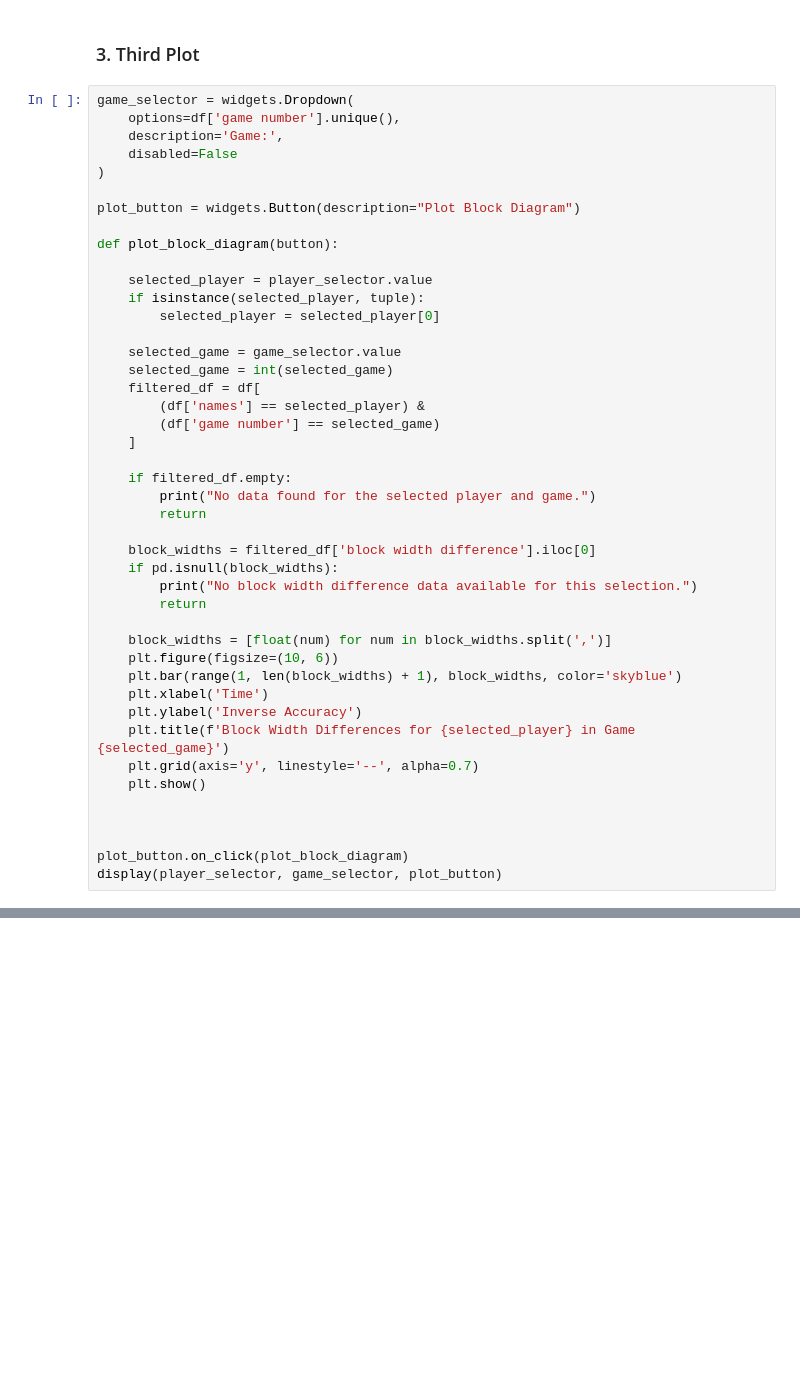
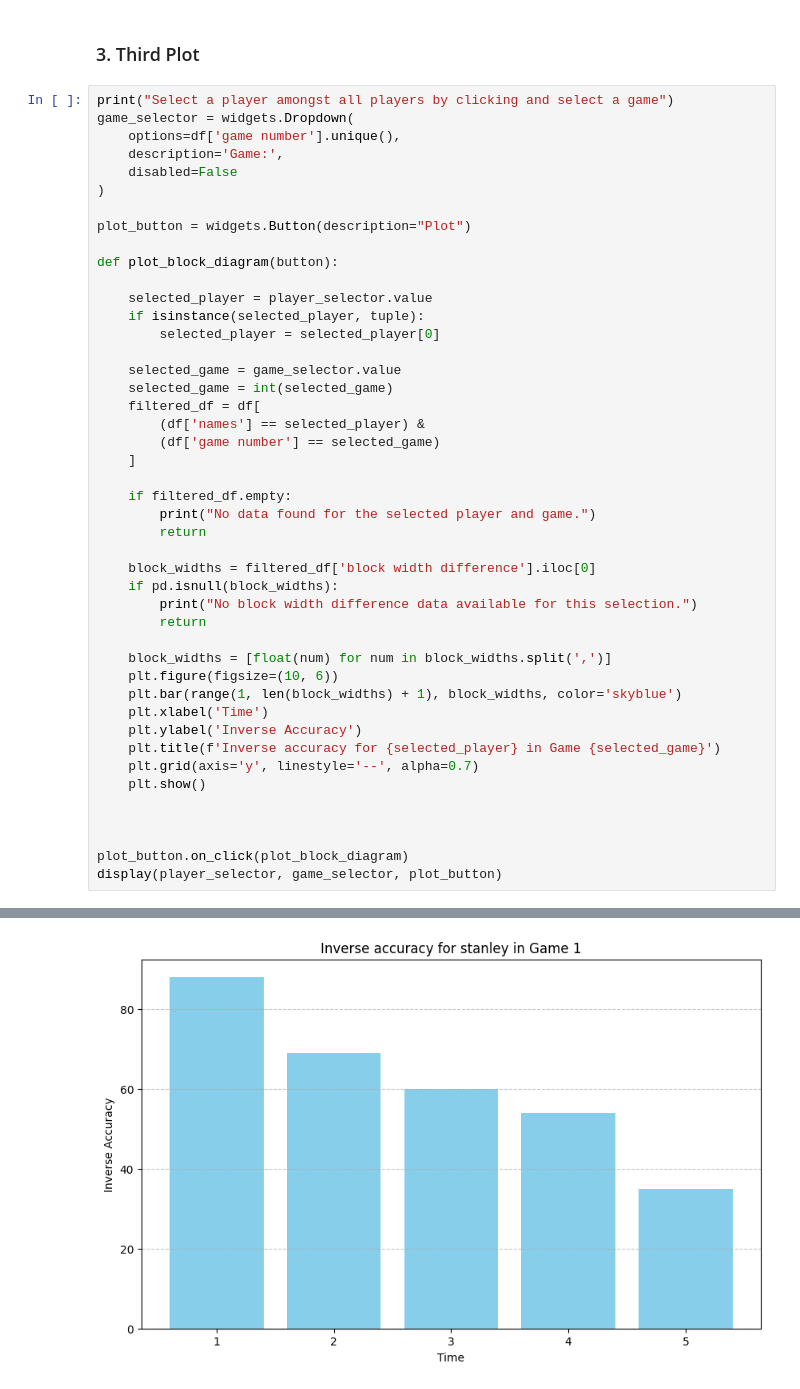
Before and after one commit to MailiTruong/ComputeSci, a Jupyter notebook: Week3/StackRush/StackRush.ipynb, the cells around one changed output, grey strips where cells are left out. Saved outputs shown, nothing was run; the diff lists cells and outputs as text; blank space fills up the shorter version.

```diff
--- a/Week3/StackRush/StackRush.ipynb
+++ b/Week3/StackRush/StackRush.ipynb
@@ -142,13 +146,14 @@ SelectMultiple(description='Players:', options=('maili', 'tim'), value=())
 # %% [markdown]
 ### 3. Third Plot
 # %%
+print("Select a player amongst all players by clicking and select a game")
 game_selector = widgets.Dropdown(
     options=df['game number'].unique(),
     description='Game:',
     disabled=False
 )
 
-plot_button = widgets.Button(description="Plot Block Diagram")
+plot_button = widgets.Button(description="Plot")
 
 def plot_block_diagram(button):
 
@@ -177,7 +182,7 @@ def plot_block_diagram(button):
     plt.bar(range(1, len(block_widths) + 1), block_widths, color='skyblue')
     plt.xlabel('Time')
     plt.ylabel('Inverse Accuracy')
-    plt.title(f'Block Width Differences for {selected_player} in Game {selected_game}')
+    plt.title(f'Inverse accuracy for {selected_player} in Game {selected_game}')
     plt.grid(axis='y', linestyle='--', alpha=0.7)
     plt.show()
 
@@ -191 +197,2 @@ Dropdown(description='Game:', options=(np.int64(1), np.int64(2), np.int64(3), np
 [interactive output not drawn]
+[figure, added]
```
Also changed, not shown: parts of 5 cells of this notebook, 1 other file.
